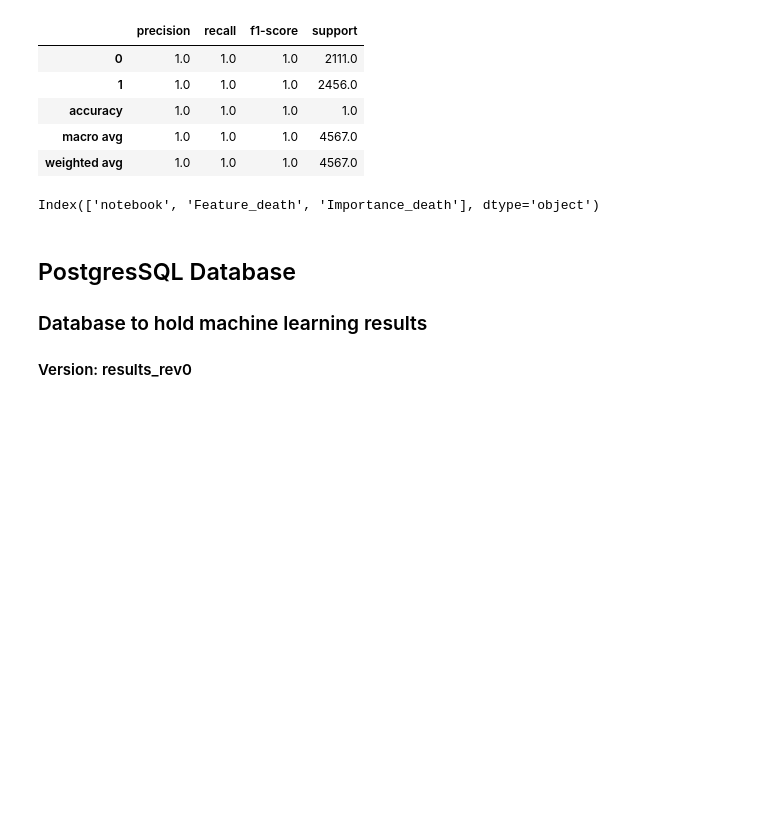
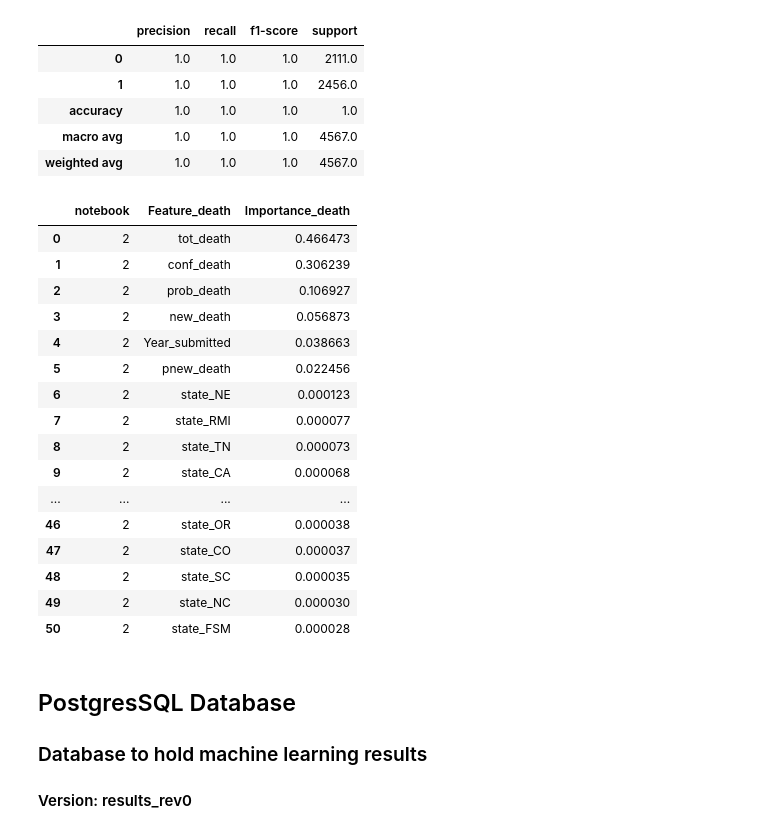
Before and after one commit to deklund76/COVID-Factor-Analysis-Framework, a Jupyter notebook: ML_pn_rev0.ipynb, the cells around one changed output. Cells and saved outputs as stored; diff of their text form; code cells hidden in the pictures; blank space fills up the shorter version.

```diff
--- a/ML_pn_rev0.ipynb
+++ b/ML_pn_rev0.ipynb
@@ -1117,7 +1135,8 @@ X_train_scaled = X_scaler.transform(X_train)
 X_test_scaled = X_scaler.transform(X_test)
 # %%
 # Create a random forest classifier.
-rf_model = RandomForestClassifier(n_estimators=128, random_state=78)
+rf_model = RandomForestClassifier(n_estimators=128, random_state=78, criterion='gini',
+                                  max_depth=None,max_features ='auto')
 # %%
 # Fitting the model
 rf_model = rf_model.fit(X_train_scaled, y_train)
@@ -1206,15 +1226,31 @@ CR_death_df
 # %%
 # sort the features by their importance.
 imp_list = sorted(zip(rf_model.feature_importances_, X.columns), reverse=True)
 df_importance_death = pd.DataFrame(imp_list)
 df_importance_death.rename(columns = {0 :'Importance_death'}, inplace = True)
 df_importance_death.rename(columns = {1 :'Feature_death'}, inplace = True)
-df_importance_death['notebook'] = run_nb_dict['notebook']
+df_importance_death['notebook'] = run_nb['notebook']
 cols_imp = ['notebook', 'Feature_death', 'Importance_death']
 df_importance_death = df_importance_death.reindex(columns = cols_imp)
-df_importance_death.columns
+df_importance_death
 # %% [output]
-Index(['notebook', 'Feature_death', 'Importance_death'], dtype='object')
+|  | notebook | Feature_death | Importance_death |
+| 0 | 2 | tot_death | 0.466473 |
+| 1 | 2 | conf_death | 0.306239 |
+| 2 | 2 | prob_death | 0.106927 |
+| 3 | 2 | new_death | 0.056873 |
+| 4 | 2 | Year_submitted | 0.038663 |
+| 5 | 2 | pnew_death | 0.022456 |
+| 6 | 2 | state_NE | 0.000123 |
+| 7 | 2 | state_RMI | 0.000077 |
+| 8 | 2 | state_TN | 0.000073 |
+| 9 | 2 | state_CA | 0.000068 |
+| ... | ... | ... | ... |
+| 46 | 2 | state_OR | 0.000038 |
+| 47 | 2 | state_CO | 0.000037 |
+| 48 | 2 | state_SC | 0.000035 |
+| 49 | 2 | state_NC | 0.000030 |
+| 50 | 2 | state_FSM | 0.000028 |
 # %% [markdown]
 ## PostgresSQL Database
 
```
Also changed, not shown: parts of 14 cells of this notebook.
